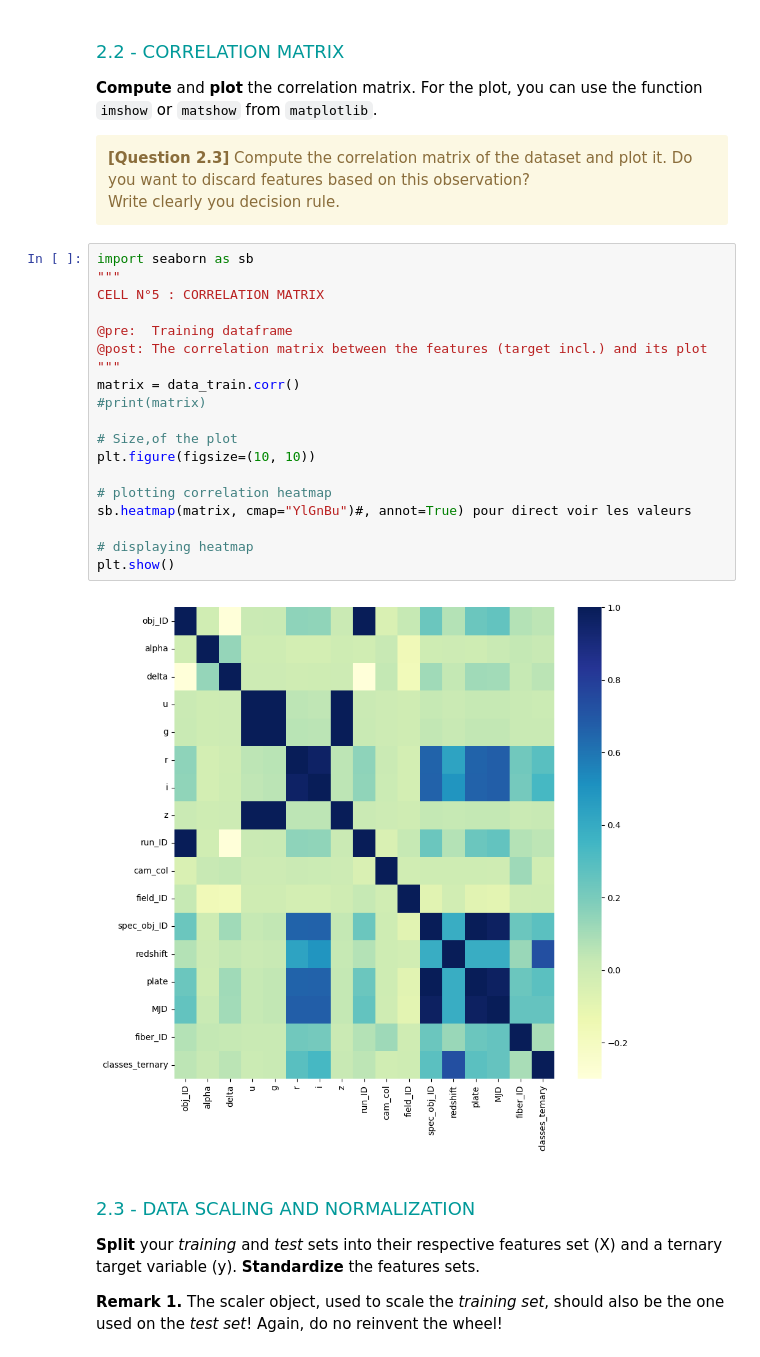
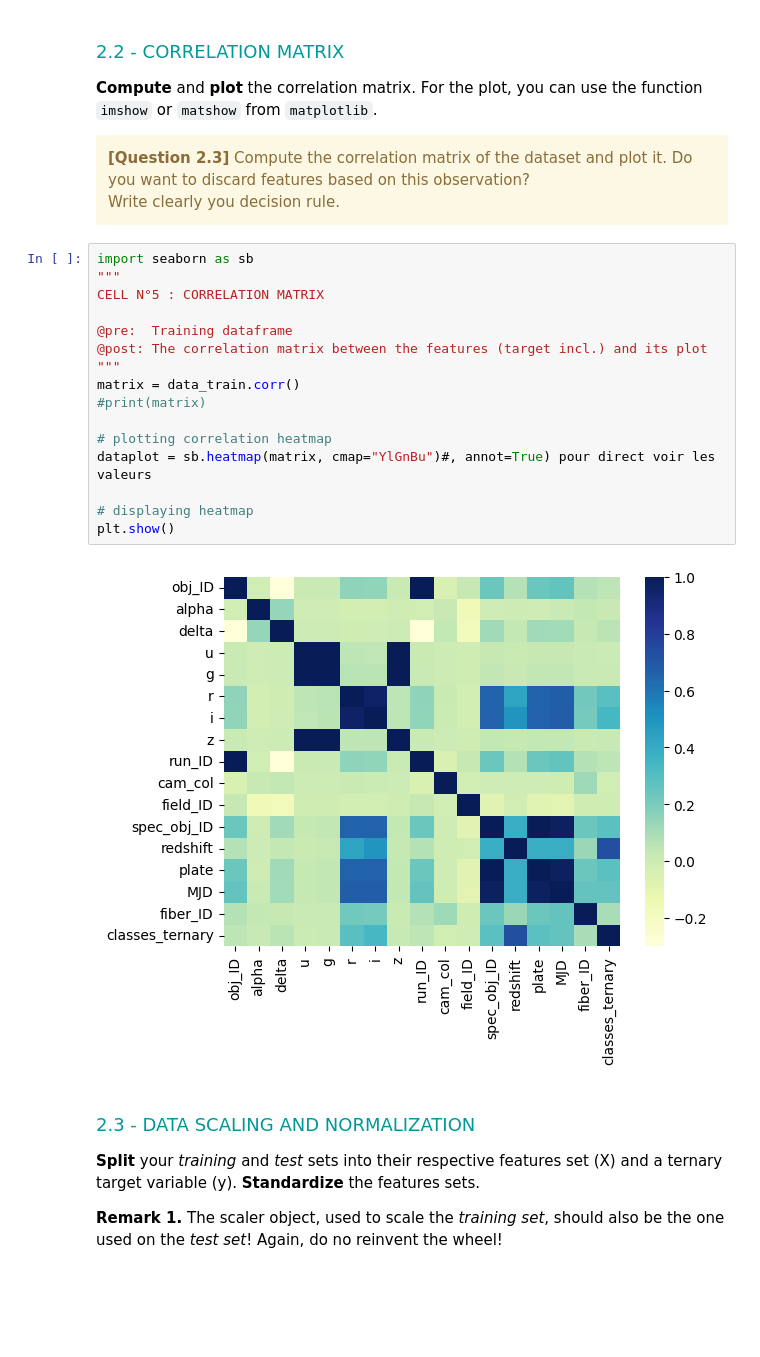
Before and after one commit to killianson/Hackathon-2, a Jupyter notebook: Hackathon02-Classification.ipynb, the cells around one changed output. Drawn from its saved outputs; the diff is of its cells as text; blank space fills up the shorter version.

```diff
--- a/Hackathon02-Classification.ipynb
+++ b/Hackathon02-Classification.ipynb
@@ -360,24 +355,21 @@ Write clearly you decision rule.
 # %%
 import seaborn as sb
 """
 CELL N°5 : CORRELATION MATRIX
 
 @pre:  Training dataframe
 @post: The correlation matrix between the features (target incl.) and its plot
 """
 matrix = data_train.corr()
 #print(matrix)
 
-# Size,of the plot
-plt.figure(figsize=(10, 10))
-
 # plotting correlation heatmap
-sb.heatmap(matrix, cmap="YlGnBu")#, annot=True) pour direct voir les valeurs
+dataplot = sb.heatmap(matrix, cmap="YlGnBu")#, annot=True) pour direct voir les valeurs
 
 # displaying heatmap
 plt.show()
 # %% [output]
-[figure, old version]
+[figure, new version]
 # %% [markdown]
 <font size=4 color=#009999> <br> 2.3 - DATA SCALING AND NORMALIZATION</font> <br>
 
```
Also changed, not shown: parts of 8 cells of this notebook, 4 other files.
